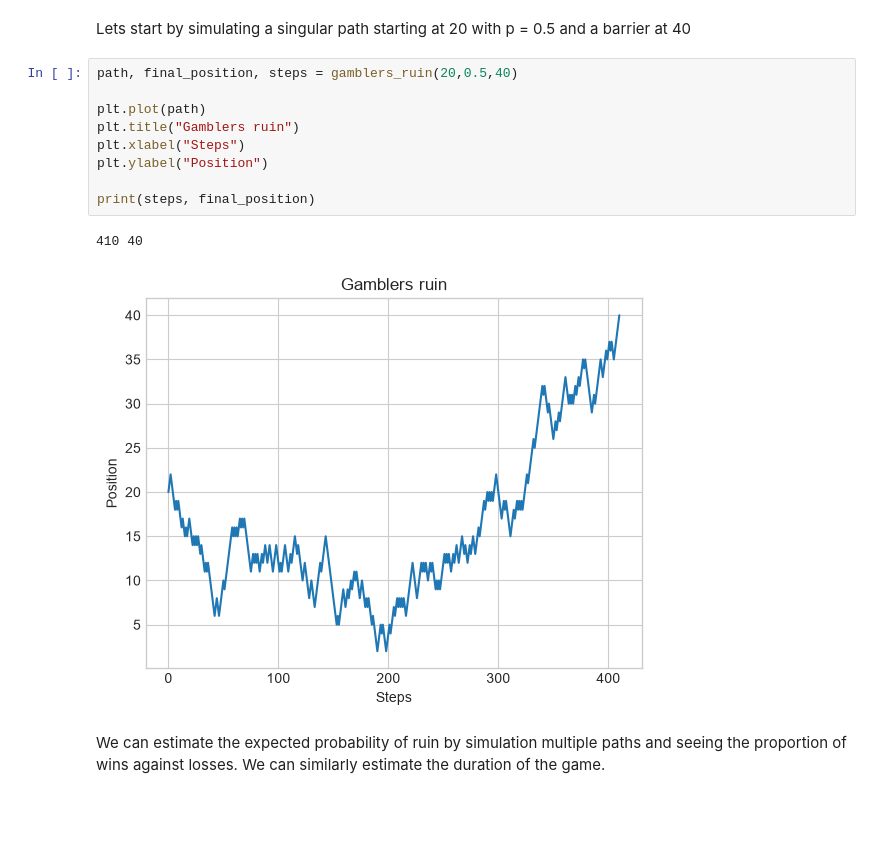
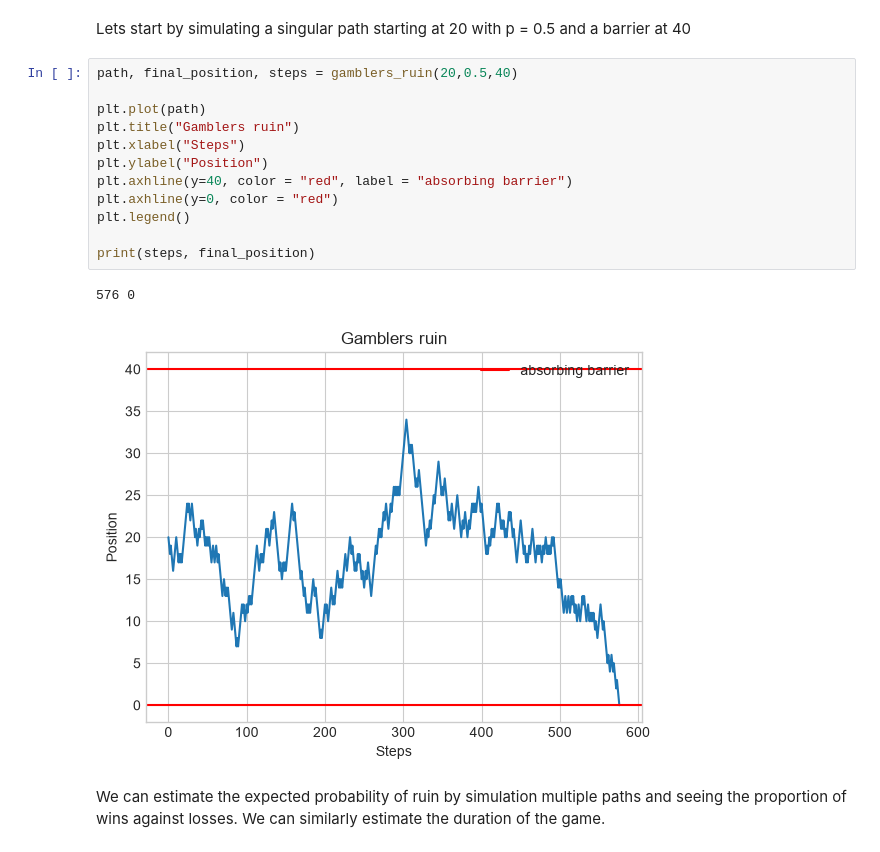
Before and after one commit to HA-Ward/Exploration-of-Stochastic-Processes-with-Computational-Implementation, a Jupyter notebook: notebooks/analysis.ipynb, the cells around one changed output. Cells and saved outputs as stored; diff of their text form; blank space fills up the shorter version.

```diff
--- a/notebooks/analysis.ipynb
+++ b/notebooks/analysis.ipynb
@@ -103,15 +100,18 @@ Lets start by simulating a singular path starting at 20 with p = 0.5 and a barri
 # %%
 path, final_position, steps = gamblers_ruin(20,0.5,40)
 
 plt.plot(path)
 plt.title("Gamblers ruin")
 plt.xlabel("Steps")
 plt.ylabel("Position")
+plt.axhline(y=40, color = "red", label = "absorbing barrier")
+plt.axhline(y=0, color = "red")
+plt.legend()
 
 print(steps, final_position)
 # %% [output]
-410 40
+576 0
-[figure, old version]
+[figure, new version]
 # %% [markdown]
 We can estimate the expected probability of ruin by simulation multiple paths and seeing the proportion of wins against losses. We can similarly estimate the duration of the game.
 # %%
```
Also changed, not shown: parts of 3 cells of this notebook, 6 other files.
